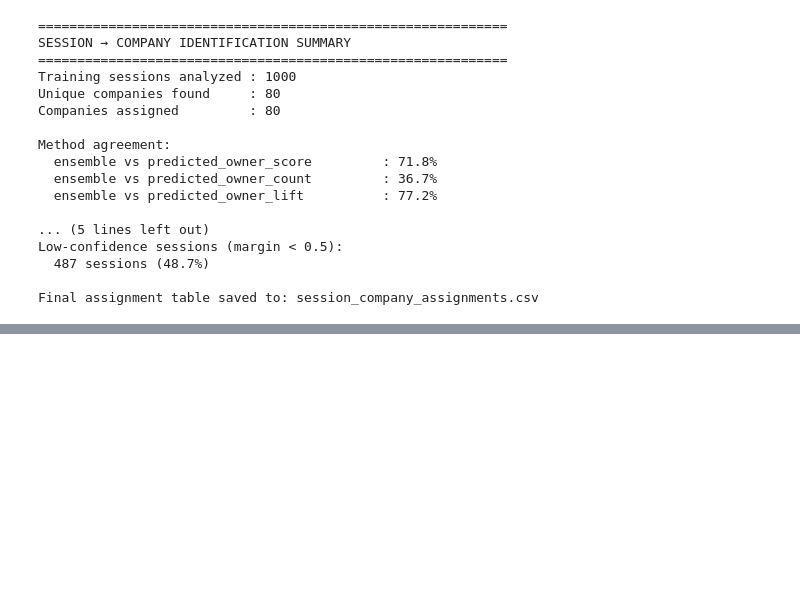
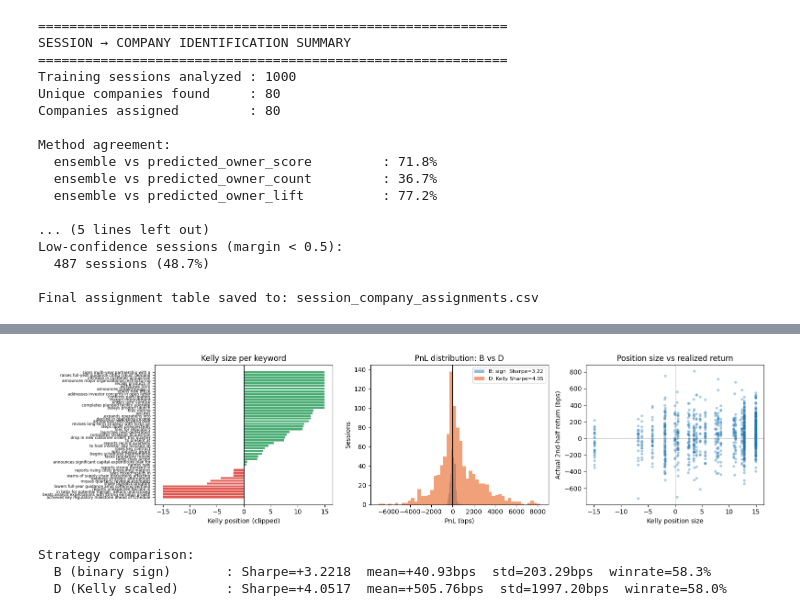
Before and after one commit to Sne4kers/hrt-datathon, a Jupyter notebook: igor/session_company_identification.ipynb, the cells around one changed output, grey strips where cells are left out. Saved outputs shown, nothing was run; the diff lists cells and outputs as text; code cells hidden in the pictures; blank space fills up the shorter version.

```diff
--- a/igor/session_company_identification.ipynb
+++ b/igor/session_company_identification.ipynb
@@ -1192,0 +1579,18 @@ Final assignment table saved to: session_company_assignments.csv
+# %%
+# ── Build full keyword stats table ────────────────────────────────────────────
+kw_stats = (
+    transitions.groupby('kw_last')['ret']
+    .agg(mean_ret='mean', count='count', std_ret='std')
+    .assign(
+        variance     = lambda d: d['std_ret'] ** 2,
+        sem          = lambda d: d['std_ret'] / np.sqrt(d['count']),
+        kelly        = lambda d: d['mean_ret'] / (d['variance'] + 1e-9),
+        sharpe_kw    = lambda d: d['mean_ret'] / (d['std_ret'] + 1e-9),
+    )
+    .reset_index()
+)
+
+print('Keyword stats (sorted by Kelly strength):')
+print(kw_stats.sort_values('kelly', ascending=False)
+      [['kw_last','mean_ret','std_ret','variance','kelly','sharpe_kw','count']]
+      .to_string(index=False))
@@ -1192,0 +1656,50 @@ Final assignment table saved to: session_company_assignments.csv
+# %%
+# ── Compare B (binary) vs D (Kelly) ──────────────────────────────────────────
+fig, axes = plt.subplots(1, 3, figsize=(16, 4))
+
+# Panel 1: Kelly value per keyword
+ax = axes[0]
+kr = kw_stats.sort_values('kelly').dropna(subset=['kelly'])
+colors_k = ['#d73027' if v < 0 else '#1a9850' for v in kr['kelly']]
+ax.barh(kr['kw_last'], np.clip(kr['kelly'], -clip_val, clip_val), color=colors_k, alpha=0.8)
+ax.axvline(0, color='black', lw=0.8)
+ax.set_xlabel('Kelly position (clipped)')
+ax.set_title('Kelly size per keyword')
+ax.tick_params(axis='y', labelsize=6)
+
+# Panel 2: PnL distribution B vs D
+ax = axes[1]
+# re-run B for comparison
+strat_b_pos = strat2[['session','target_position']].rename(columns={'target_position':'pos_b'})
+res_b = backtest(strat_b_pos.rename(columns={'pos_b':'target_position'}), verbose=False)
+ax.hist(res_b['pnl']*1e4,  bins=50, alpha=0.55, label=f'B: sign  Sharpe={res_b["pnl"].mean()/res_b["pnl"].std()*16:.2f}', color='steelblue')
+ax.hist(res_d['pnl']*1e4,  bins=50, alpha=0.55, label=f'D: Kelly Sharpe={res_d["pnl"].mean()/res_d["pnl"].std()*16:.2f}', color='#e6550d')
+ax.axvline(0, color='black', lw=1)
+ax.set_xlabel('PnL (bps)')
+ax.set_ylabel('Sessions')
+ax.set_title('PnL distribution: B vs D')
+ax.legend(fontsize=8)
+
+# Panel 3: scatter position size vs actual return
+ax = axes[2]
+merged_scatter = strat_d[['session','target_position']].merge(res_d[['session','ret']], on='session')
+ax.scatter(merged_scatter['target_position'], merged_scatter['ret']*1e4, alpha=0.3, s=10)
+ax.axhline(0, color='gray', lw=0.5)
+ax.axvline(0, color='gray', lw=0.5)
+ax.set_xlabel('Kelly position size')
+ax.set_ylabel('Actual 2nd-half return (bps)')
+ax.set_title('Position size vs realized return')
+
+plt.tight_layout()
+plt.show()
+
+# Summary table
+print('\nStrategy comparison:')
+for label, res in [('B (binary sign)', res_b), ('D (Kelly scaled)', res_d)]:
+    pnl = res['pnl']
+    print(f'  {label:<22}: Sharpe={pnl.mean()/pnl.std()*16:+.4f}  mean={pnl.mean()*1e4:+.2f}bps  std={pnl.std()*1e4:.2f}bps  winrate={(pnl>0).mean():.1%}')
+# %% [output]
+[figure, added]
+Strategy comparison:
+  B (binary sign)       : Sharpe=+3.2218  mean=+40.93bps  std=203.29bps  winrate=58.3%
+  D (Kelly scaled)      : Sharpe=+4.0517  mean=+505.76bps  std=1997.20bps  winrate=58.0%
```
Also changed, not shown: parts of 24 cells of this notebook, 7 other files.
